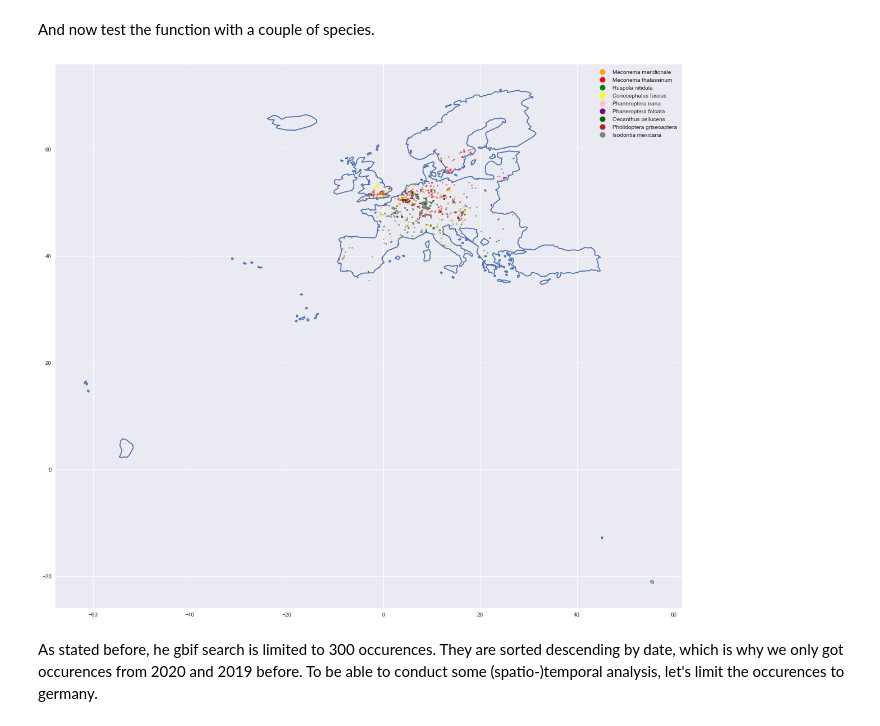
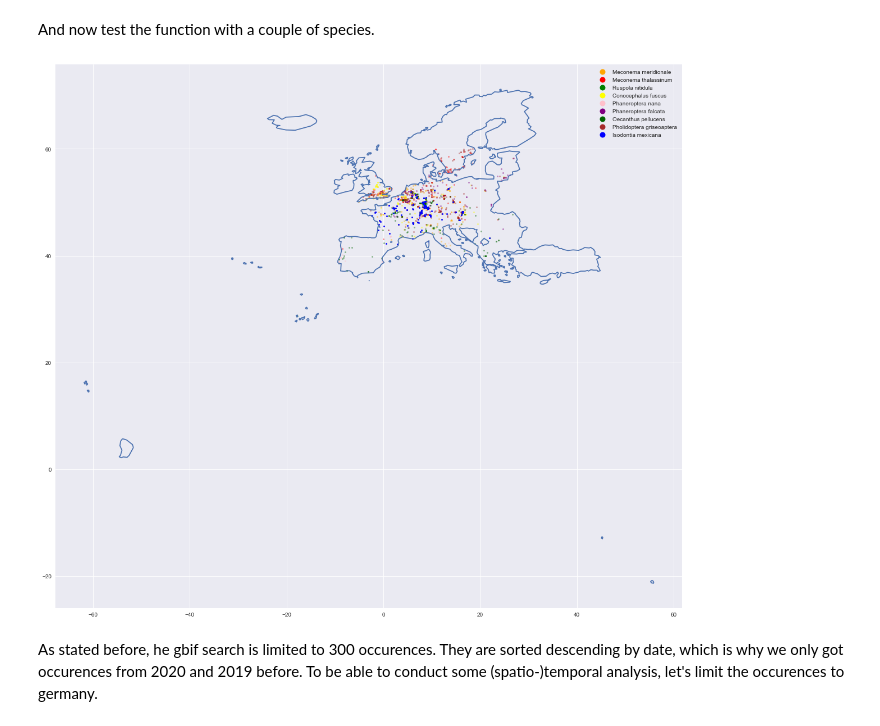
Before and after one commit to han16nah/final_project-han16nah, a Jupyter notebook: gbif_analysis.ipynb, the cells around one changed output. Cells and saved outputs as stored; diff of their text form; code cells hidden in the pictures.

Commit message:
added another plot to the notebook

```diff
--- a/gbif_analysis.ipynb
+++ b/gbif_analysis.ipynb
@@ -183,34 +183,34 @@ def occs_to_gdf_clip(species_dict, clip_gdf):
 # %% [markdown]
 And now test the function with a couple of species.
 # %%
-colors=['orange', 'red', 'green', 'yellow', 'pink', 'purple', 'darkgreen', 'brown', "grey", 'blue']
+colors=['orange', 'red', 'green', 'yellow', 'pink', 'purple', 'darkgreen', 'brown', 'blue']
 fig, ax = plt.subplots(figsize=((20,20)))
 species_list = ['Meconema meridionale',
                 'Meconema thalassinum',
                 'Ruspola nitidula',
                 'Conocephalus fuscus',
                 'Phaneroptera nana',
                 'Phaneroptera falcata',
                 'Oecanthus pellucens',
                 'Pholidoptera griseoaptera',
                 'Isodontia mexicana']
 all_gdfs = []
 for i, sp in enumerate(species_list):
     occs_dict = download_occs(sp)
     alpha = 0.4
     if occs_dict['results'] != []: # avoid error in case of empty result
         gdf = occs_to_gdf_clip(occs_dict, gdf_europe)
         all_gdfs.append(gdf)
         if i == len(species_list)-1:
             alpha=1.0
         gdf.plot(ax=ax, c=colors[i], markersize=7, alpha=alpha)
 handles = [ plt.plot([],[], marker="o", ms=10, ls="", mec=None, color=colors[i],
             label="{:s}".format(species_list[i]) )[0]  for i in range(len(species_list)) ]
 gdf_europe.geometry.boundary.plot(ax=ax)
 ax.legend(handles=handles)
 plt.show()
 # %% [output]
-[figure, old version]
+[figure, new version]
 # %% [markdown]
 As stated before, he gbif search is limited to 300 occurences. They are sorted descending by date, which is why we only got occurences from 2020 and 2019 before. To be able to conduct some (spatio-)temporal analysis, let's limit the occurences to germany.
 # %%
```
Also changed, not shown: parts of 4 cells of this notebook.
